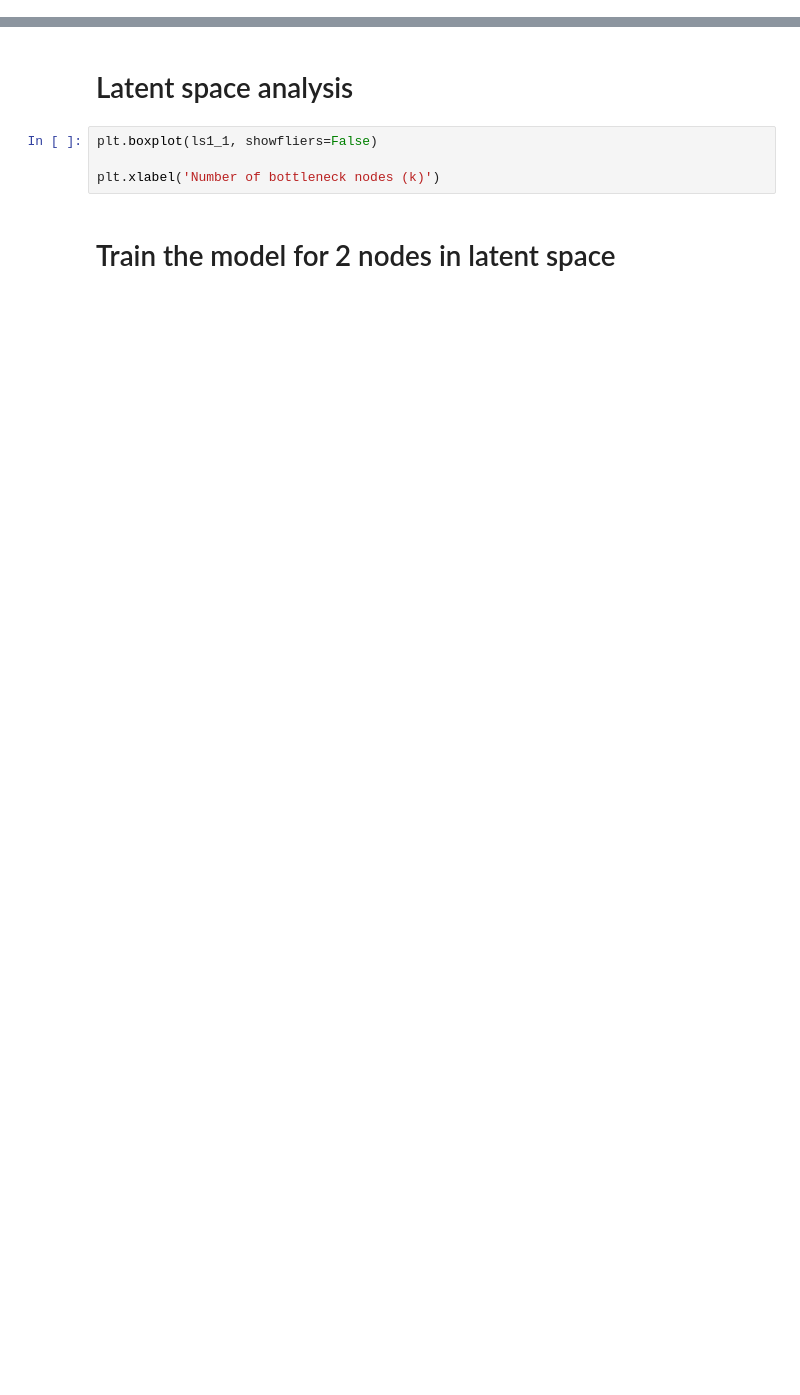
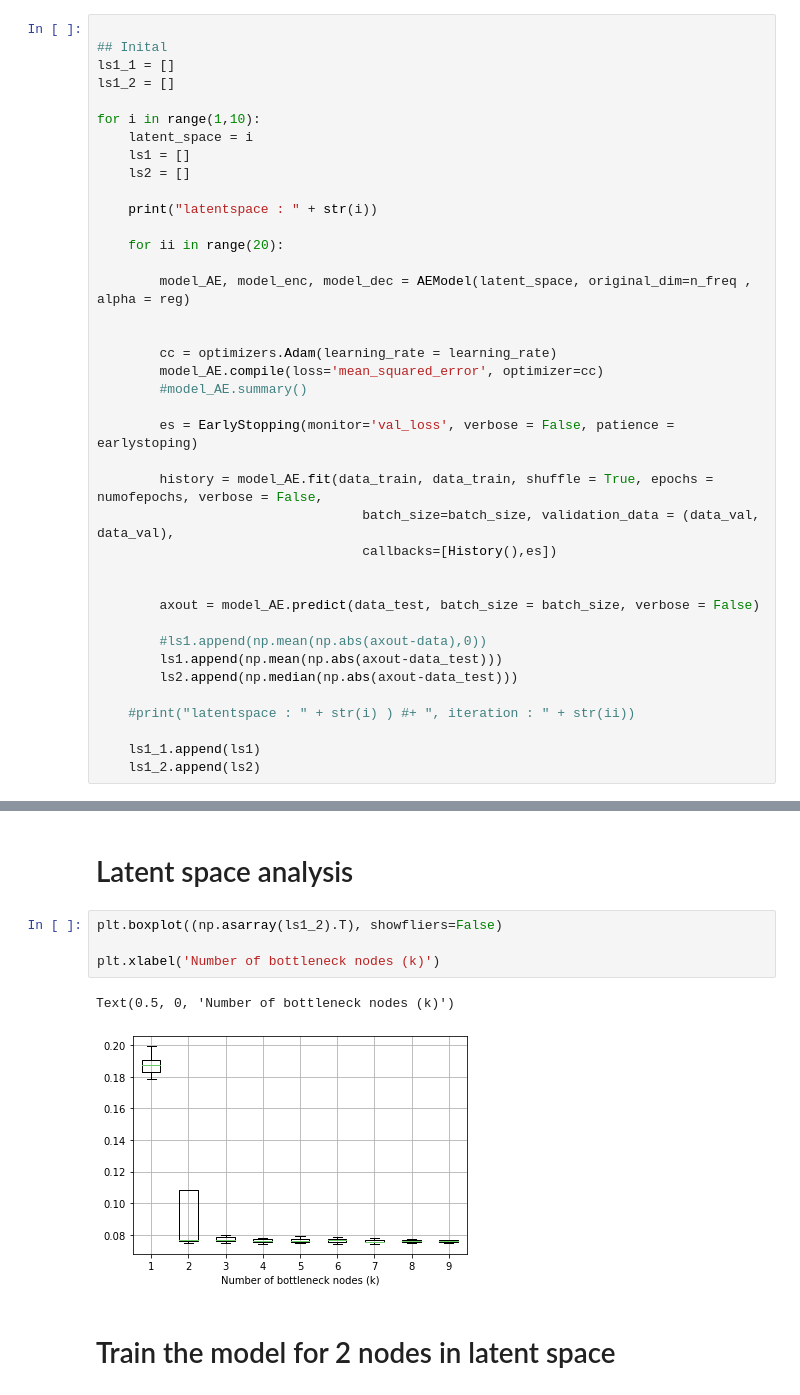
Before and after one commit to resfahani/GMD, a Jupyter notebook: src/Autoencoder_FAS_2D_data.ipynb, the cells around one changed output, grey strips where cells are left out. Cells and saved outputs as stored; diff of their text form; blank space fills up the shorter version.

Commit message:
Update model and also notebooks

```diff
--- a/src/Autoencoder_FAS_2D_data.ipynb
+++ b/src/Autoencoder_FAS_2D_data.ipynb
@@ -153,0 +91,39 @@ _________________________________________________________________
+# %%
+
+## Inital
+ls1_1 = []
+ls1_2 = []
+
+for i in range(1,10):
+    latent_space = i
+    ls1 = []
+    ls2 = []
+
+    print("latentspace : " + str(i))
+
+    for ii in range(20):
+
+        model_AE, model_enc, model_dec = AEModel(latent_space, original_dim=n_freq , alpha = reg)
+
+
+        cc = optimizers.Adam(learning_rate = learning_rate)
+        model_AE.compile(loss='mean_squared_error', optimizer=cc)
+        #model_AE.summary()
+
+        es = EarlyStopping(monitor='val_loss', verbose = False, patience = earlystoping)
+
+        history = model_AE.fit(data_train, data_train, shuffle = True, epochs = numofepochs, verbose = False,
+                                  batch_size=batch_size, validation_data = (data_val, data_val),
+                                  callbacks=[History(),es])
+
+
+        axout = model_AE.predict(data_test, batch_size = batch_size, verbose = False)
+
+        #ls1.append(np.mean(np.abs(axout-data),0))
+        ls1.append(np.mean(np.abs(axout-data_test)))
+        ls2.append(np.median(np.abs(axout-data_test)))
+
+    #print("latentspace : " + str(i) ) #+ ", iteration : " + str(ii))
+
+    ls1_1.append(ls1)
+    ls1_2.append(ls2)
@@ -154,9 +141,12 @@ _________________________________________________________________
 # %% [markdown]
 # Latent space analysis
 # %%
-plt.boxplot(ls1_1, showfliers=False)
+plt.boxplot((np.asarray(ls1_2).T), showfliers=False)
 
 plt.xlabel('Number of bottleneck nodes (k)')
+# %% [output]
+Text(0.5, 0, 'Number of bottleneck nodes (k)')
+[figure, added]
 # %% [markdown]
 # Train the model for 2 nodes in latent space
 # %%
```
Also changed, not shown: parts of 30 cells of this notebook, 2 other files.
